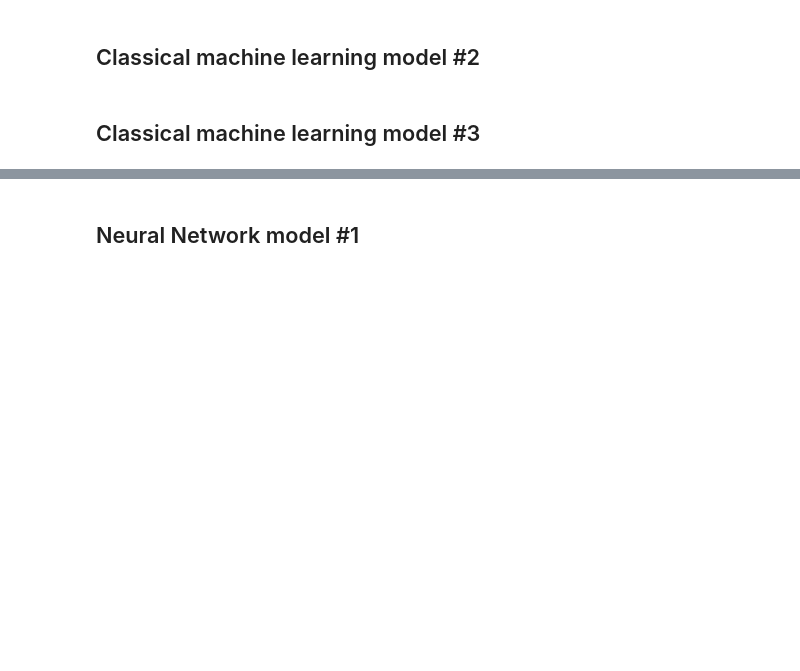
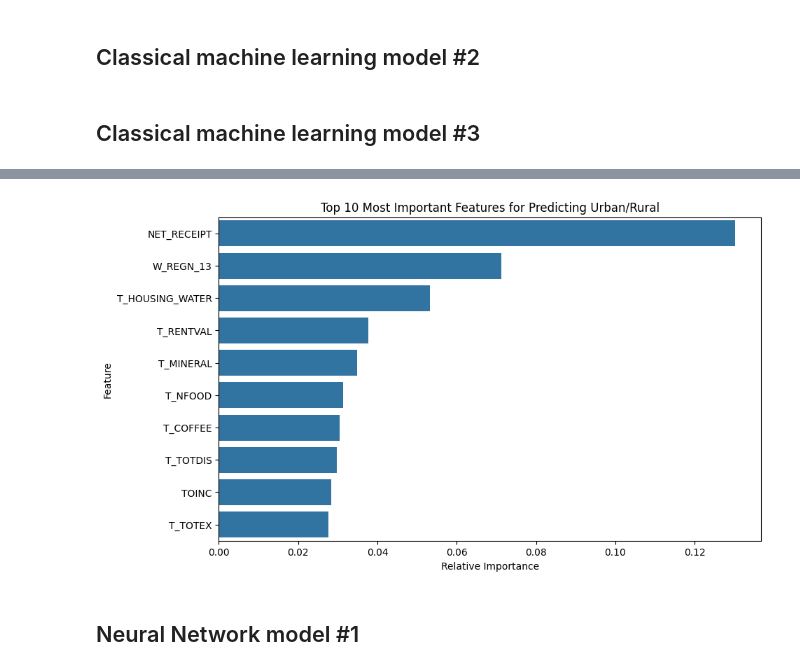
Before and after one commit to NebulaRojo9/STINTSY-MCO, a Jupyter notebook: Group2_nb.ipynb, the cells around one changed output, grey strips where cells are left out. Cells and saved outputs as stored; diff of their text form; code cells hidden in the pictures; blank space fills up the shorter version.

```diff
--- a/Group2_nb.ipynb
+++ b/Group2_nb.ipynb
@@ -830,0 +924,28 @@ X_test_scaled = pd.DataFrame(X_test_scaled, columns=X.columns)
+# %%
+from sklearn.model_selection import GridSearchCV
+
+# Defining the grid of hyperparameters to test
+param_grid = {
+    'n_estimators': [100, 200, 300],
+    'max_depth': [None, 10, 20, 30],
+    'min_samples_split': [2, 5, 10]
+}
+
+# Initialize GridSearchCV
+grid_search = GridSearchCV(
+    estimator=RandomForestClassifier(random_state=42),
+    param_grid=param_grid,
+    scoring='f1',       # Optimizing for F1-Score
+    cv=3,
+    n_jobs=-1,
+    verbose=2
+)
+
+# Fit the Grid Search to the training data
+grid_search.fit(X_train_scaled, y_train)
+
+# Extract the best model
+best_rf_model = grid_search.best_estimator_
+
+print(f"Best Hyperparameters: {grid_search.best_params_}")
+print(f"Best Cross-Validation F1-Score: {grid_search.best_score_:.4f}")
@@ -831,3 +1020,20 @@ X_test_scaled = pd.DataFrame(X_test_scaled, columns=X.columns)
+# %%
+# Extract feature importances from the tuned model
+importances = best_rf_model.feature_importances_
+feature_importance_df = pd.DataFrame({
+    'Feature': X_train_scaled.columns,
+    'Importance': importances
+}).sort_values(by='Importance', ascending=False)
+
+# Plotting the Top 10 most important features
+plt.figure(figsize=(10, 6))
+sns.barplot(data=feature_importance_df.head(10), x='Importance', y='Feature')
+plt.title('Top 10 Most Important Features for Predicting Urban/Rural')
+plt.xlabel('Relative Importance')
+plt.ylabel('Feature')
+plt.show()
+# %% [output]
+[figure, added]
 # %% [markdown]
 ## Neural Network model #1
 # %% [markdown]
```
Also changed, not shown: parts of 10 cells of this notebook.
